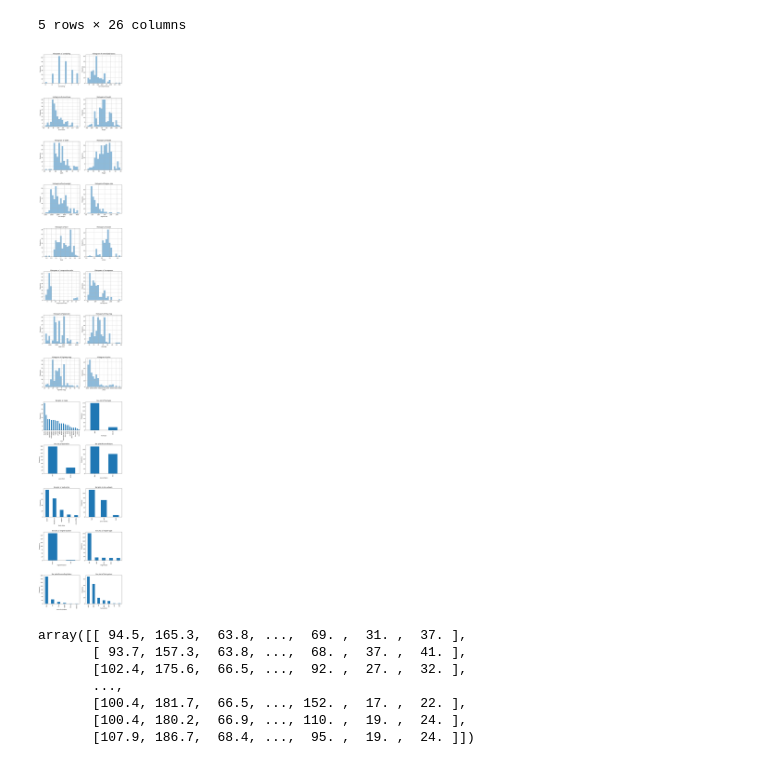
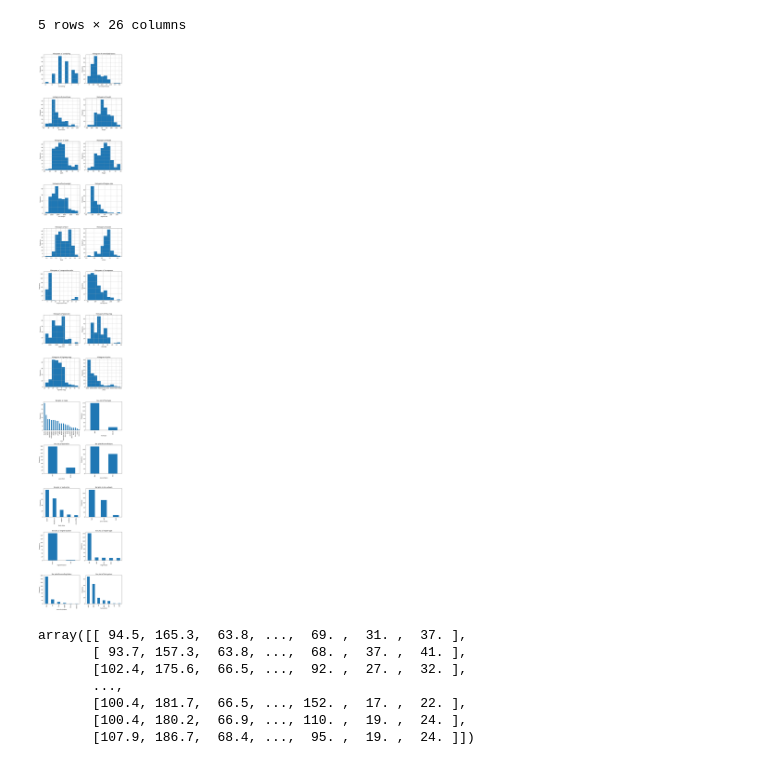
Before and after one commit to YKhalitov/College-Projects, a Jupyter notebook: RIT-Projects/Machine Learning - CSCI 335/HW3.ipynb, the cells around one changed output. Saved outputs shown, nothing was run; the diff lists cells and outputs as text; code cells hidden in the pictures.

```diff
--- a/RIT-Projects/Machine Learning - CSCI 335/HW3.ipynb
+++ b/RIT-Projects/Machine Learning - CSCI 335/HW3.ipynb
@@ -243,49 +241,43 @@ Data.head()
 # %%
 numerical_columns = Data.select_dtypes(exclude=['object']).columns.tolist()
 nominal_columns = Data.select_dtypes(include=['object']).columns.tolist()
 
-# Determine the number of rows and columns for subplots
+# etermine the number of rows and columns for subplots
 num_numerical_plots = len(numerical_columns)
 num_nominal_plots = len(nominal_columns)
 total_plots = num_numerical_plots + num_nominal_plots
 num_rows = total_plots // 2 + total_plots % 2
 num_cols = 2
 
-# Define the figure size based on the number of rows and columns
+#Define the figure size based on the number of rows and columns
 fig_width = 10
 fig_height = 5 * num_rows
 
-# Create a figure and axes objects for subplots
+#Create a figure and axes objects for subplots
 fig, axes = plt.subplots(num_rows, num_cols, figsize=(fig_width, fig_height))
 
-# Flatten the axes array if it's not already flat
+#Flatten the axes array
 axes = axes.flatten()
 
-# Plot numerical columns
+#Plot numerical
 for i, column in enumerate(numerical_columns):
-    Data[column].hist(ax=axes[i], alpha=0.5, bins=20)
-    axes[i].set_xlabel(column)  # Set xlabel for the current column
-    axes[i].set_ylabel('Frequency')  # Set ylabel
-    axes[i].set_title(f'Histogram of {column}')  # Set title for the subplot
+    Data[column].hist(ax=axes[i])
+    axes[i].set_xlabel(column)
+    axes[i].set_ylabel('Frequency')
+    axes[i].set_title(f'Histogram of {column}')
 
-# Plot nominal columns
+#Plot nominal
 for j, column in enumerate(nominal_columns, start=i+1):
     Data[column].value_counts().plot(kind='bar', ax=axes[j])
-    axes[j].set_xlabel(column)  # Set xlabel for the current column
-    axes[j].set_ylabel('Frequency')  # Set ylabel
-    axes[j].set_title(f'Bar plot of {column}')  # Set title for the subplot
+    axes[j].set_xlabel(column)
+    axes[j].set_ylabel('Frequency')
+    axes[j].set_title(f'Bar plot of {column}')
 
-# If the number of plots is odd, remove the last empty subplot
-if total_plots % 2 != 0:
-    fig.delaxes(axes[-1])
 
-# Adjust layout
 plt.tight_layout()
-
-# Show the plot
 plt.show()
 # %% [output]
-[figure, old version]
+[figure, new version]
 # %%
 #Created data set based on price
 y = Data['price']
```
Also changed, not shown: parts of 6 cells of this notebook.
